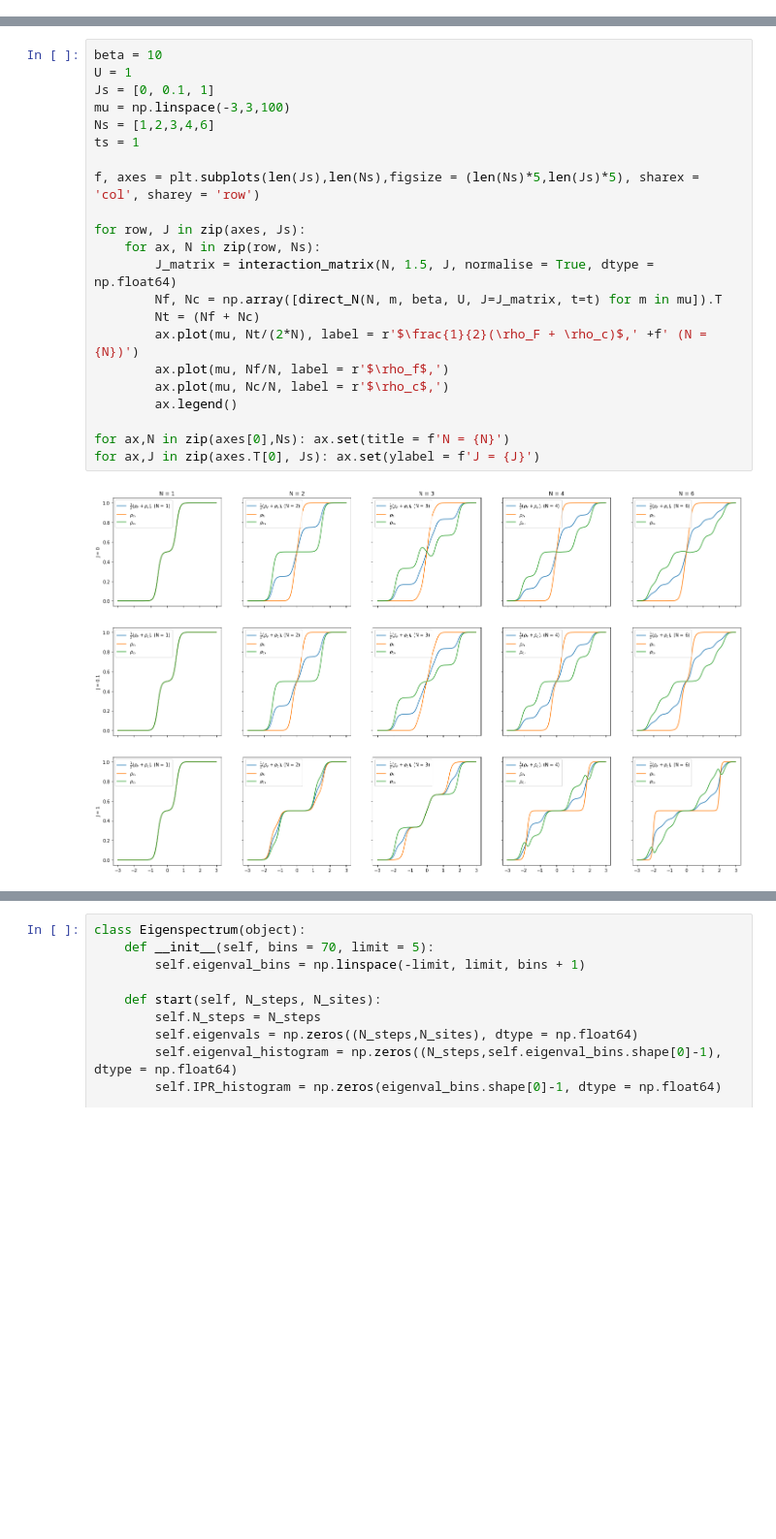
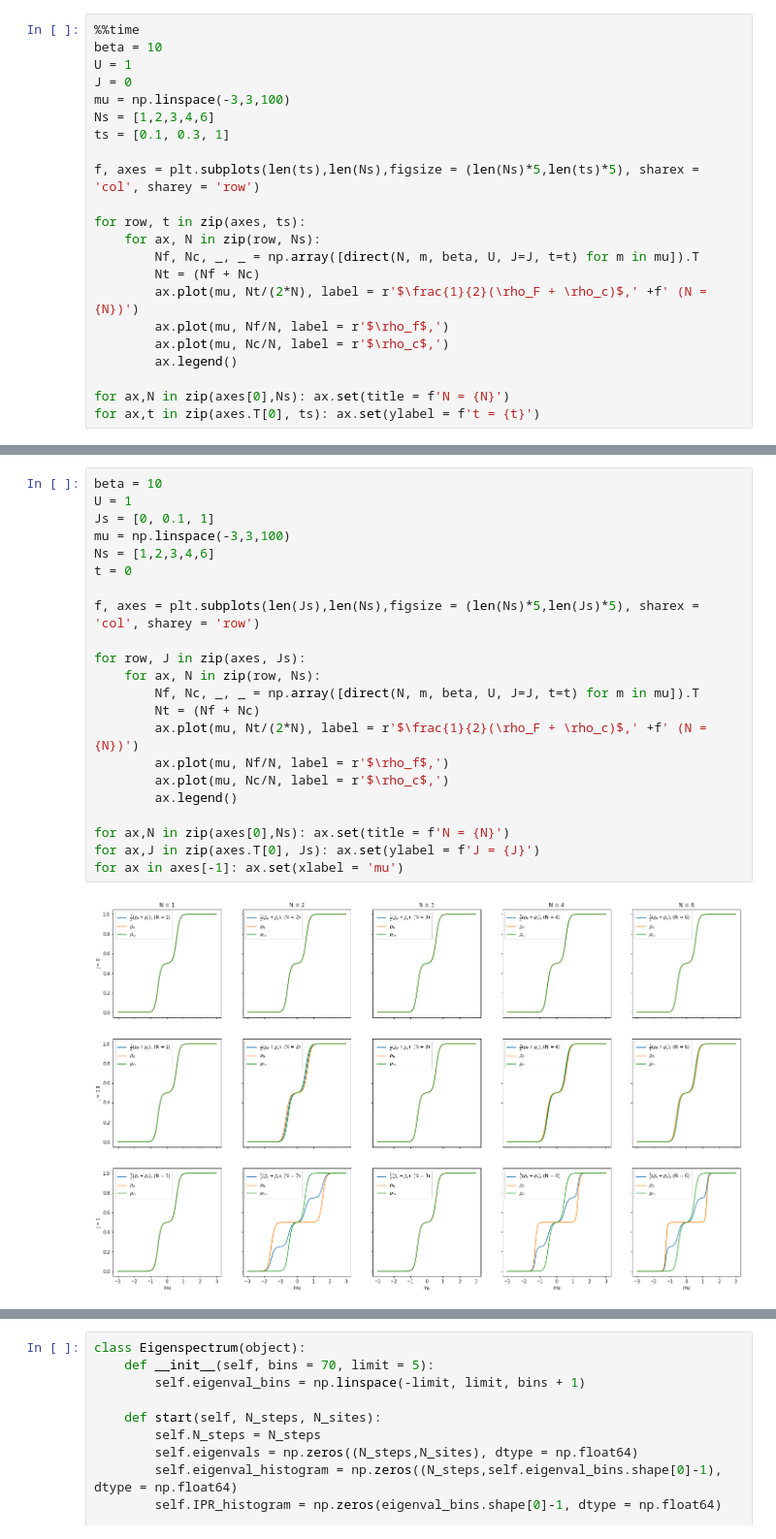
Before and after one commit to TomHodson/FKMC, a Jupyter notebook: notebooks/SecondWind.ipynb, the cells around one changed output, grey strips where cells are left out. Shown at 97% size. Cells and saved outputs as stored; diff of their text form; blank space fills up the shorter version.

```diff
--- a/notebooks/SecondWind.ipynb
+++ b/notebooks/SecondWind.ipynb
@@ -124,0 +301,22 @@ for ax,t in zip(axes.T[0], ts): ax.set(ylabel = f't = {t}')
+# %%
+%%time
+beta = 10
+U = 1
+J = 0
+mu = np.linspace(-3,3,100)
+Ns = [1,2,3,4,6]
+ts = [0.1, 0.3, 1]
+
+f, axes = plt.subplots(len(ts),len(Ns),figsize = (len(Ns)*5,len(ts)*5), sharex = 'col', sharey = 'row')
+
+for row, t in zip(axes, ts):
+    for ax, N in zip(row, Ns):
+        Nf, Nc, _, _ = np.array([direct(N, m, beta, U, J=J, t=t) for m in mu]).T
+        Nt = (Nf + Nc)
+        ax.plot(mu, Nt/(2*N), label = r'$\frac{1}{2}(\rho_F + \rho_c)$,' +f' (N = {N})')
+        ax.plot(mu, Nf/N, label = r'$\rho_f$,')
+        ax.plot(mu, Nc/N, label = r'$\rho_c$,')
+        ax.legend()
+
+for ax,N in zip(axes[0],Ns): ax.set(title = f'N = {N}')
+for ax,t in zip(axes.T[0], ts): ax.set(ylabel = f't = {t}')
@@ -125,24 +329,24 @@ for ax,t in zip(axes.T[0], ts): ax.set(ylabel = f't = {t}')
 # %%
 beta = 10
 U = 1
 Js = [0, 0.1, 1]
 mu = np.linspace(-3,3,100)
 Ns = [1,2,3,4,6]
-ts = 1
+t = 0
 
 f, axes = plt.subplots(len(Js),len(Ns),figsize = (len(Ns)*5,len(Js)*5), sharex = 'col', sharey = 'row')
 
 for row, J in zip(axes, Js):
     for ax, N in zip(row, Ns):
-        J_matrix = interaction_matrix(N, 1.5, J, normalise = True, dtype = np.float64)
-        Nf, Nc = np.array([direct_N(N, m, beta, U, J=J_matrix, t=t) for m in mu]).T
+        Nf, Nc, _, _ = np.array([direct(N, m, beta, U, J=J, t=t) for m in mu]).T
         Nt = (Nf + Nc)
         ax.plot(mu, Nt/(2*N), label = r'$\frac{1}{2}(\rho_F + \rho_c)$,' +f' (N = {N})')
         ax.plot(mu, Nf/N, label = r'$\rho_f$,')
         ax.plot(mu, Nc/N, label = r'$\rho_c$,')
         ax.legend()
 
 for ax,N in zip(axes[0],Ns): ax.set(title = f'N = {N}')
 for ax,J in zip(axes.T[0], Js): ax.set(ylabel = f'J = {J}')
+for ax in axes[-1]: ax.set(xlabel = 'mu')
 # %% [output]
-[figure, old version]
+[figure, new version]
```
Also changed, not shown: parts of 36 cells of this notebook.
